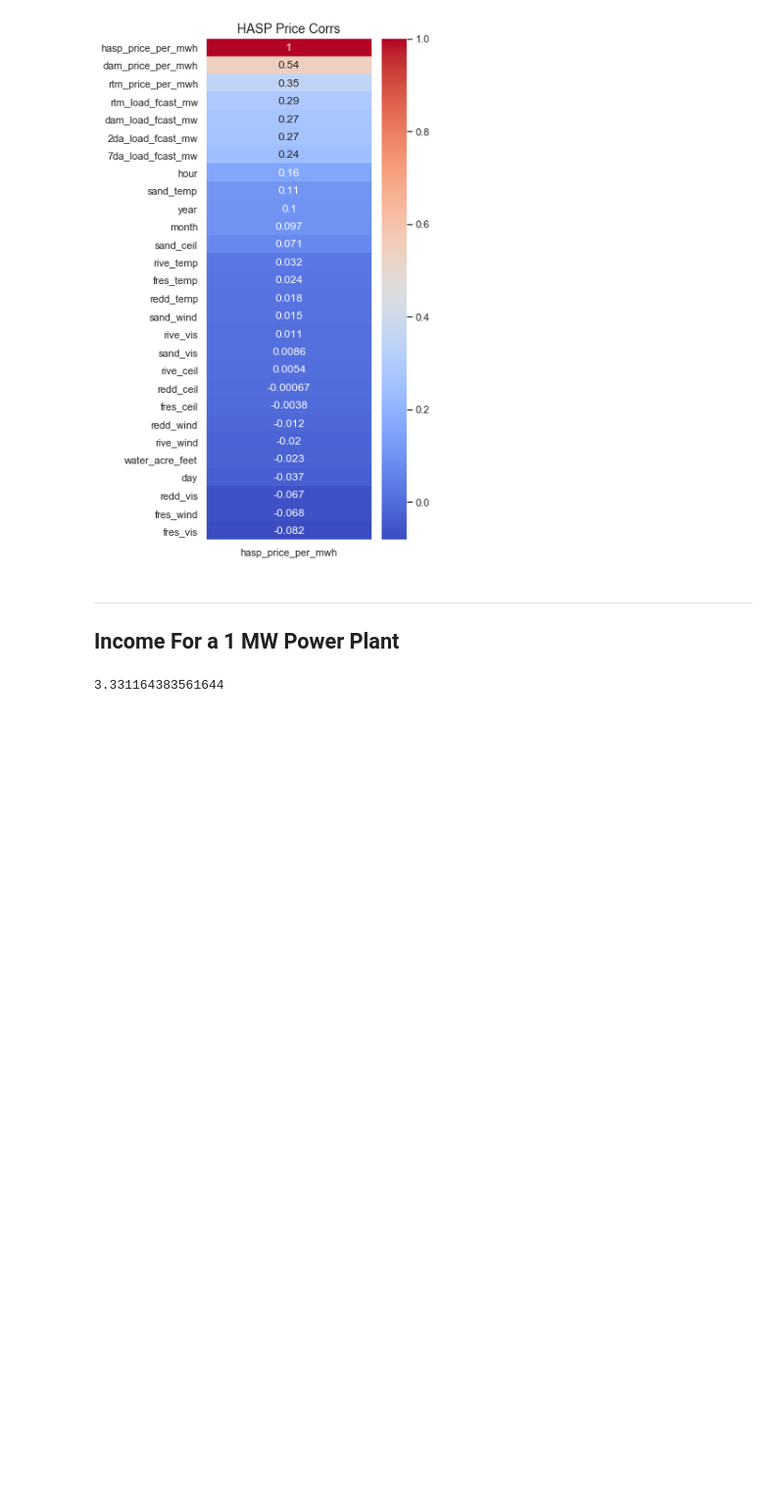
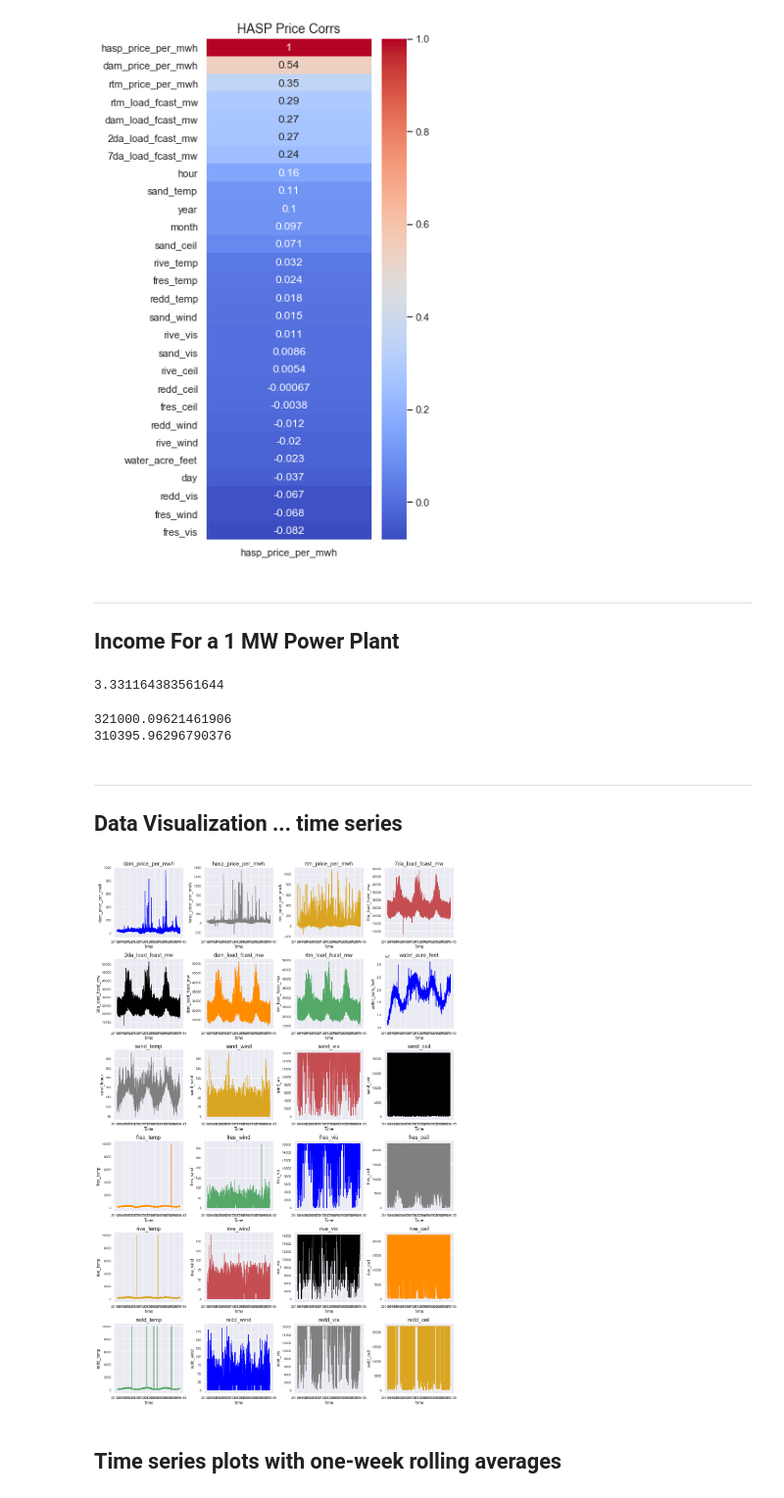
Before and after one commit to manukalia/CA_Electricty_Price_Prediction_Neural_Net, a Jupyter notebook: code/5. EDA and Inspection.ipynb, the cells around one changed output. Shown at 98% size. Drawn from its saved outputs; the diff is of its cells as text; code cells hidden in the pictures; blank space fills up the shorter version.

```diff
--- a/code/5. EDA and Inspection.ipynb
+++ b/code/5. EDA and Inspection.ipynb
@@ -41,3 +42,33 @@ sns.set_style('whitegrid')
 ---
 
 ## Function Definitions
+# %%
+#  2 x N subplots ...
+
+def gen_linecharts(dataframe, list_of_columns, cols, file=None):
+    rows      = math.ceil(len(list_of_columns)/cols)
+    figwidth  = 5 * cols
+    figheight = 4 * rows
+
+    fig, ax = plt.subplots(nrows   = rows,
+                           ncols   = cols,
+                           figsize = (figwidth, figheight))
+
+    color_choices = ['blue', 'grey', 'goldenrod', 'r', 'black', 'darkorange', 'g']
+
+    plt.subplots_adjust(wspace=0.3, hspace=0.3)
+    ax = ax.ravel()         # Ravel turns a matrix into a vector... easier to iterate
+
+    plt.subplots_adjust(bottom=0.00, top=1.00)
+
+    for i, column in enumerate(list_of_columns):
+        ax[i].plot(dataframe[column],
+                   color=color_choices[i % len(color_choices)])
+
+        ax[i].set_title(f'{column}', fontsize=18)
+        ax[i].set_ylabel(f'{column}', fontsize=14)
+        ax[i].set_xlabel('Time', fontsize=14)
+    if file:
+        plt.savefig(file, bbox_inches='tight')
+    plt.show();
+    return
@@ -119,3 +185,20 @@ print(time_horiz_yrs)
 # %%
 dam_ann_inc_1mw  = df.dam_price_per_mwh.sum() / time_horiz_yrs
 hasp_ann_inc_1mw = df.hasp_price_per_mwh.sum() / time_horiz_yrs
+# %%
+print(dam_ann_inc_1mw)
+print(hasp_ann_inc_1mw)
+# %% [output]
+321000.09621461906
+310395.96296790376
+# %% [markdown]
+---
+
+## Data Visualization ... time series
+# %%
+items_to_plot = df.columns[:24]
+gen_linecharts(df, items_to_plot, 4, '../images/all_features_plots.jpg')
+# %% [output]
+[figure, added]
+# %% [markdown]
+## Time series plots with one-week rolling averages
```
Also changed, not shown: parts of 8 cells of this notebook, 2 other files.
